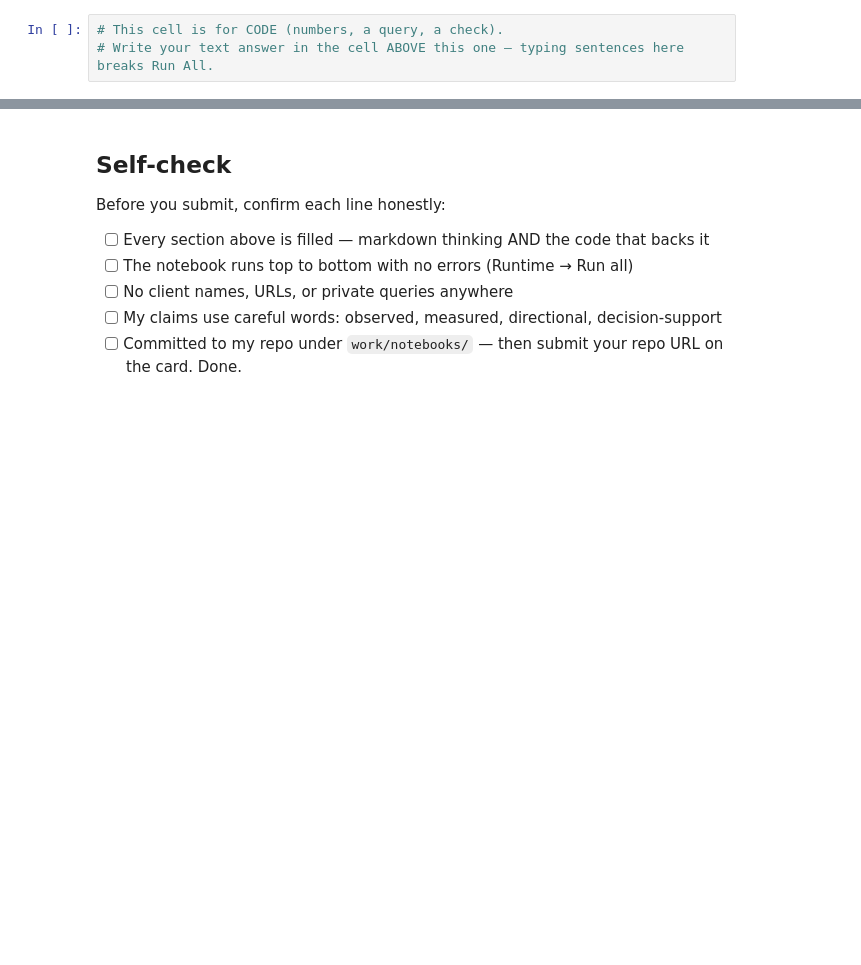
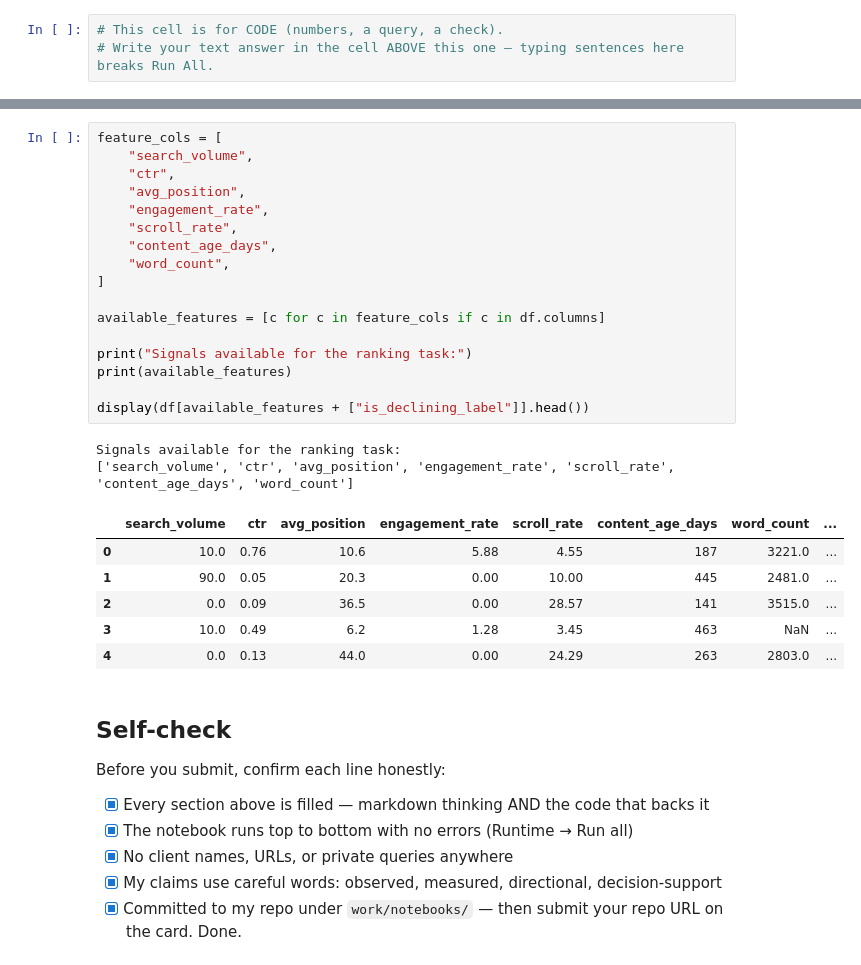
Before and after one commit to deeepanshchandra/flyrank-aiml-internship, a Jupyter notebook: work/notebooks/w02_ml_task_framing.ipynb, the cells around one changed output, grey strips where cells are left out. Drawn from its saved outputs; the diff is of its cells as text; blank space fills up the shorter version.

```diff
--- a/work/notebooks/w02_ml_task_framing.ipynb
+++ b/work/notebooks/w02_ml_task_framing.ipynb
@@ -44,10 +101,36 @@ This skeleton is yours to fill. Work the sections **in order** — each one has
+# %%
+feature_cols = [
+    "search_volume",
+    "ctr",
+    "avg_position",
+    "engagement_rate",
+    "scroll_rate",
+    "content_age_days",
+    "word_count",
+]
+
+available_features = [c for c in feature_cols if c in df.columns]
+
+print("Signals available for the ranking task:")
+print(available_features)
+
+display(df[available_features + ["is_declining_label"]].head())
+# %% [output]
+Signals available for the ranking task:
+['search_volume', 'ctr', 'avg_position', 'engagement_rate', 'scroll_rate', 'content_age_days', 'word_count']
+|  | search_volume | ctr | avg_position | engagement_rate | scroll_rate | content_age_days | word_count | ... |
+| 0 | 10.0 | 0.76 | 10.6 | 5.88 | 4.55 | 187 | 3221.0 | ... |
+| 1 | 90.0 | 0.05 | 20.3 | 0.00 | 10.00 | 445 | 2481.0 | ... |
+| 2 | 0.0 | 0.09 | 36.5 | 0.00 | 28.57 | 141 | 3515.0 | ... |
+| 3 | 10.0 | 0.49 | 6.2 | 1.28 | 3.45 | 463 | NaN | ... |
+| 4 | 0.0 | 0.13 | 44.0 | 0.00 | 24.29 | 263 | 2803.0 | ... |
 # %% [markdown]
 ## Self-check
 
 Before you submit, confirm each line honestly:
 
-- [ ] Every section above is filled — markdown thinking AND the code that backs it
-- [ ] The notebook runs top to bottom with no errors (Runtime → Run all)
-- [ ] No client names, URLs, or private queries anywhere
-- [ ] My claims use careful words: observed, measured, directional, decision-support
-- [ ] Committed to my repo under `work/notebooks/` — then submit your repo URL on the card. Done.
+- [x] Every section above is filled — markdown thinking AND the code that backs it
+- [x] The notebook runs top to bottom with no errors (Runtime → Run all)
+- [x] No client names, URLs, or private queries anywhere
+- [x] My claims use careful words: observed, measured, directional, decision-support
+- [x] Committed to my repo under `work/notebooks/` — then submit your repo URL on the card. Done.
```
Also changed, not shown: parts of 14 cells of this notebook.
